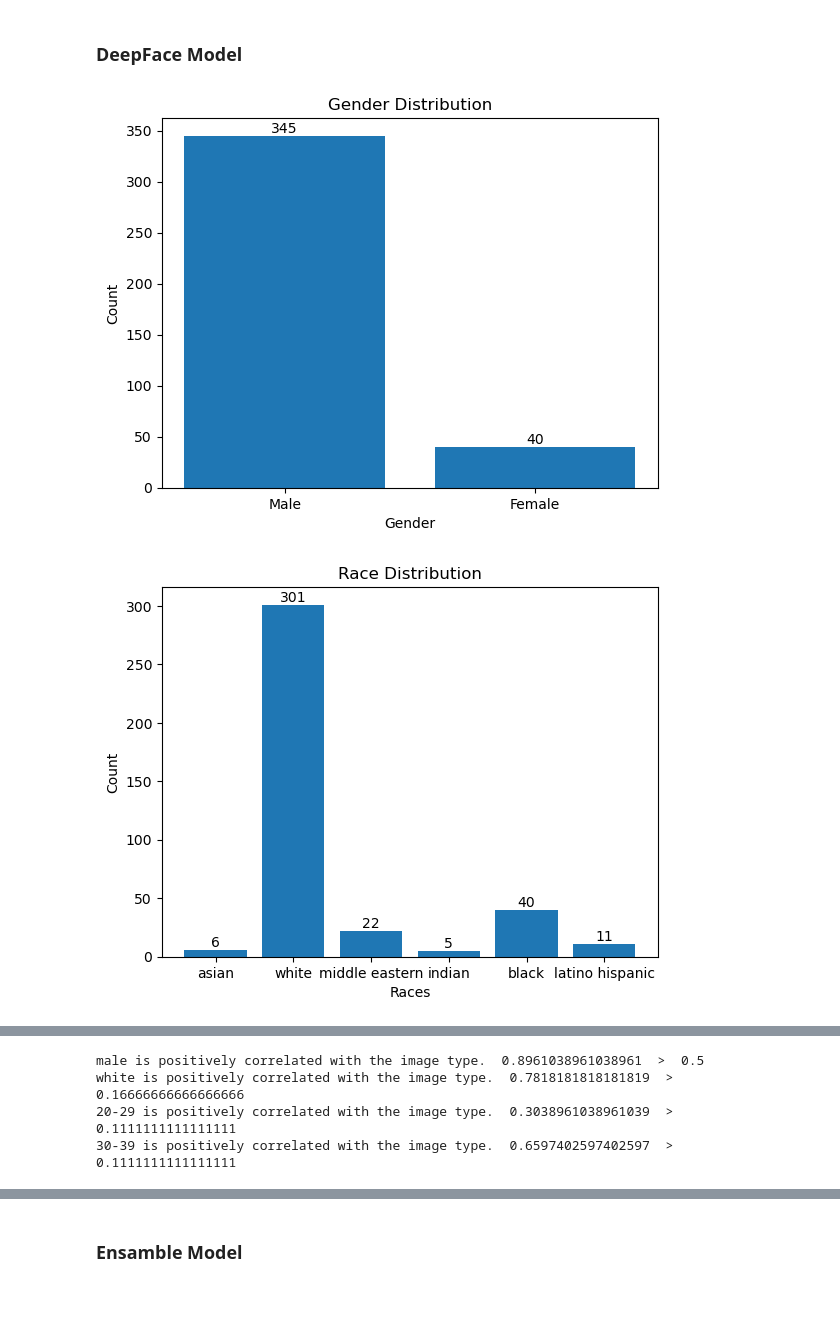
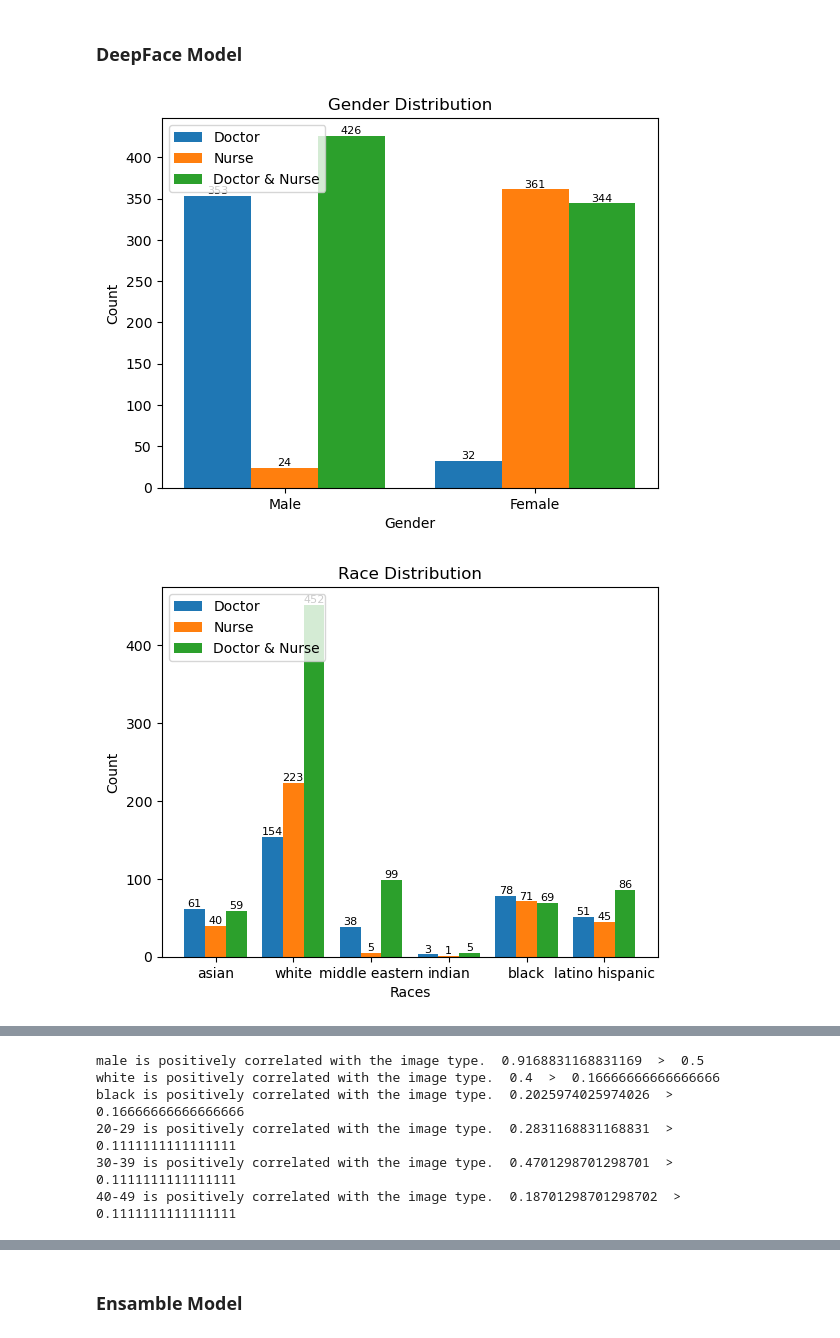
Before and after one commit to Jer0me123/FYP, a Jupyter notebook: Testing/FYP - FullPipeline.ipynb, the cells around one changed output, grey strips where cells are left out. Saved outputs shown, nothing was run; the diff lists cells and outputs as text; code cells hidden in the pictures; blank space fills up the shorter version.

```diff
--- a/Testing/FYP - FullPipeline.ipynb
+++ b/Testing/FYP - FullPipeline.ipynb
@@ -1137,12 +1429,14 @@ Speed: 4.0ms preprocess, 105.0ms inference, 1.0ms postprocess per image at shape
 # %%
 # Loading the images to be processed
 image_path = "C:\\Users\\User\\FYP\\MidJourney\\Doctor-385"
-list_of_images = LoadImagesFromFolder(image_path)
+list_of_images = LoadImagesFromFolder(image_path)[:5]
 
 # Setting the human detection confidence threshold
 confidence_threshold = 0.5
+# Setting the flag to normalise the distance between the person and the center of the image in cases where the images are not equal in size
+normalise_distance = False
 # Retrieving the images of people detected in the images, the distance between the person and image center and the space taken up by the person
-people_images, dist_bet_centers, space_taken_up = YOLODetectPerson(list_of_images, confidence_threshold)
+people_images, dist_bet_centers, space_taken_up = YOLODetectPerson(list_of_images, confidence_threshold, normalise_distance)
 
 # Processing the images using the DeepFace model
 DeepFaceDict = DeepFaceProcess(people_images)
@@ -1152,8 +1446,8 @@ for index in DeepFaceDict.keys():
     DeepFaceDict[index][1].update(tmp)
 
 # Saving the metrics to disk
-directory_path = os.path.join(image_path, "DeepFaceImagesMetricsFixedDistance")
-save_metrics = True
+directory_path = os.path.join(image_path, "DeepFaceImagesMetrics")
+save_metrics = False
 if save_metrics == True:
     CreateDirectories(directory_path)
 
@@ -1309,14 +1628,28 @@ indian is positively correlated with the image type.  0.2844155844155844  >  0.1
 # %% [markdown]
 ### DeepFace Model
+# %%
+path = "C:\\Users\\User\\FYP\\MidJourney\\Doctor-385\\DeepFaceImagesMetrics"
+DoctorDeepFaceDict = DeepFaceConvertToAgeRanges(LoadMetricCSVFromFolder(path))
+
+path = "C:\\Users\\User\\FYP\\MidJourney\\Nurse-385\\DeepFaceImagesMetrics"
+NurseDeepFaceDict = DeepFaceConvertToAgeRanges(LoadMetricCSVFromFolder(path))
+
+path = "C:\\Users\\User\\FYP\\MidJourney\\DocNurse-385\\DeepFaceImagesMetrics"
+BothDeepFaceDict = DeepFaceConvertToAgeRanges(LoadMetricCSVFromFolder(path))
+
+dataSetDeepFace = {"Doctor":DoctorDeepFaceDict, "Nurse":NurseDeepFaceDict, "Doctor & Nurse":BothDeepFaceDict}
 # %%
-MetricGenderDisplay(DeepFaceDict, specific_race=None, specific_emotion=None, specific_age=None)
-MetricRaceDisplay(DeepFaceDict, specific_gender=None, specific_emotion=None, specific_age=None)
-MetricAgeDisplay(DeepFaceDict, specific_gender=None, specific_emotion=None, specific_race=None)
-ScatterPlotDisplay2D(DeepFaceDict, x_axis_label="race", y_axis_label="gender", specific_gender="male", specific_race="latino hispanic", specific_emotion=None)
-# ScatterPlotDisplay3D(DeepFaceDict, specific_gender="male", specific_race="white", specific_age="10-19")
-MetricCenterDistanceDisplay(DeepFaceDict, category='race', type='distance')
-CorrelationMetric(DeepFaceDict)
-ShannonSimpsonMetrics(DeepFaceDict)
+# Functions capable of displaying the metrics of multiple datasets
+MultiMetricGenderDisplay(dataSetDeepFace, specific_race=None, specific_emotion=None, specific_age=None)
+MultiMetricRaceDisplay(dataSetDeepFace, specific_gender=None, specific_emotion=None, specific_age=None)
+MultiMetricAgeDisplay(dataSetDeepFace, specific_gender=None, specific_emotion=None, specific_race=None)
+MultiMetricCenterDistanceDisplay(dataSetDeepFace, category='race', type='area')
+
+# Functions capable of displaying the metrics of a singualr dataset
+ScatterPlotDisplay2D(dataSetDeepFace["Doctor"], x_axis_label="race", y_axis_label="gender", specific_gender="male", specific_race="latino hispanic", specific_emotion=None)
+# ScatterPlotDisplay3D(dataSetDeepFace["Doctor"], specific_gender="male", specific_race="white", specific_age="10-19") # Does not work as the DeepFace model does not provide confidence scores for age
+CorrelationMetric(dataSetDeepFace["Doctor"])
+ShannonSimpsonMetrics(dataSetDeepFace["Doctor"])
 # %% [output]
-[figure, old version]
+[figure, new version]
-[figure, old version]
+[figure, new version]
@@ -1326,4 +1659,6 @@ ShannonSimpsonMetrics(DeepFaceDict)
-male is positively correlated with the image type.  0.8961038961038961  >  0.5
-white is positively correlated with the image type.  0.7818181818181819  >  0.16666666666666666
-20-29 is positively correlated with the image type.  0.3038961038961039  >  0.1111111111111111
-30-39 is positively correlated with the image type.  0.6597402597402597  >  0.1111111111111111
+male is positively correlated with the image type.  0.9168831168831169  >  0.5
+white is positively correlated with the image type.  0.4  >  0.16666666666666666
+black is positively correlated with the image type.  0.2025974025974026  >  0.16666666666666666
+20-29 is positively correlated with the image type.  0.2831168831168831  >  0.1111111111111111
+30-39 is positively correlated with the image type.  0.4701298701298701  >  0.1111111111111111
+40-49 is positively correlated with the image type.  0.18701298701298702  >  0.1111111111111111
```
Also changed, not shown: parts of 21 cells of this notebook, 1 other file.
